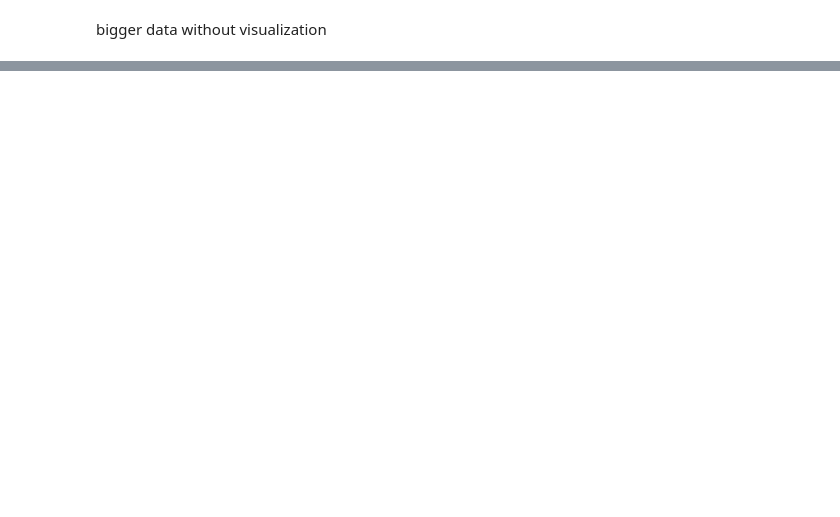
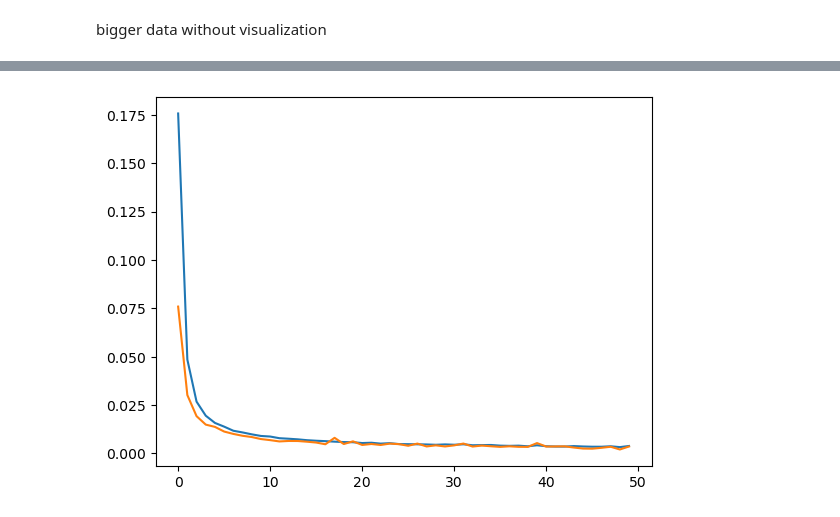
Before and after one commit to capta1Nemo/Workspace, a Jupyter notebook: EarthML/ML/exercise.ipynb, the cells around one changed output, grey strips where cells are left out. Drawn from its saved outputs; the diff is of its cells as text; code cells hidden in the pictures; blank space fills up the shorter version.

```diff
--- a/EarthML/ML/exercise.ipynb
+++ b/EarthML/ML/exercise.ipynb
@@ -452,0 +875,12 @@ bigger data without visualization
+# %%
+bigmodel_MSE=tf.keras.Sequential([
+    tf.keras.layers.Dense(128,input_shape=(10,),activation='sigmoid'),
+    tf.keras.layers.Dense(16,activation='sigmoid'),
+    tf.keras.layers.Dense(1,activation='sigmoid')
+])
+
+bigmodel_MSE.compile(optimizer=tf.keras.optimizers.Adam(learning_rate=1e-3),
+              loss=tf.keras.losses.MeanSquaredError(),
+              metrics=['accuracy'])
+# %%
+history_MSE=bigmodel_MSE.fit(df.drop(columns='label'),df['label'],epochs=50,verbose=1,validation_split=0.1)
@@ -452,0 +905,6 @@ bigger data without visualization
+# %%
+plt.plot(history_MSE.history['loss'])
+plt.plot(history_MSE.history['val_loss'])
+plt.show()
+# %% [output]
+[figure, added]
```
Also changed, not shown: parts of 66 cells of this notebook.
